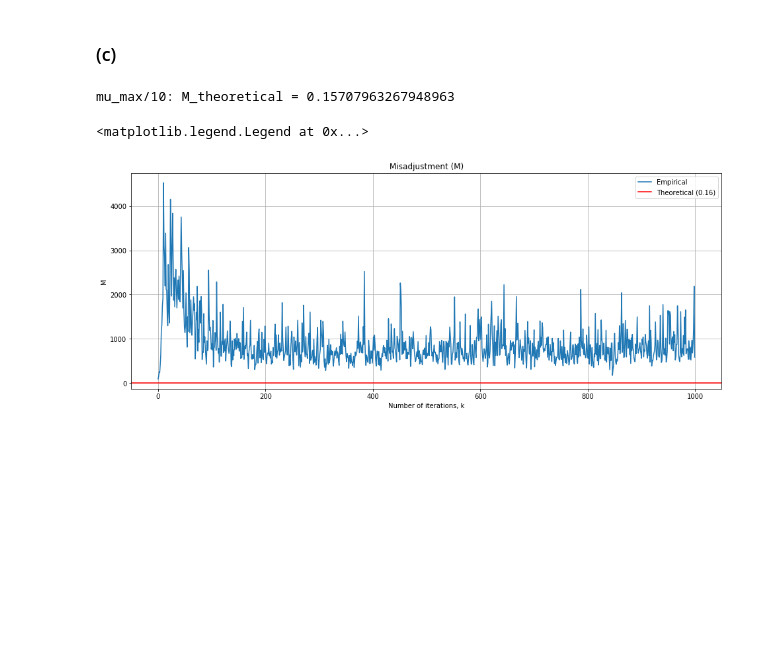
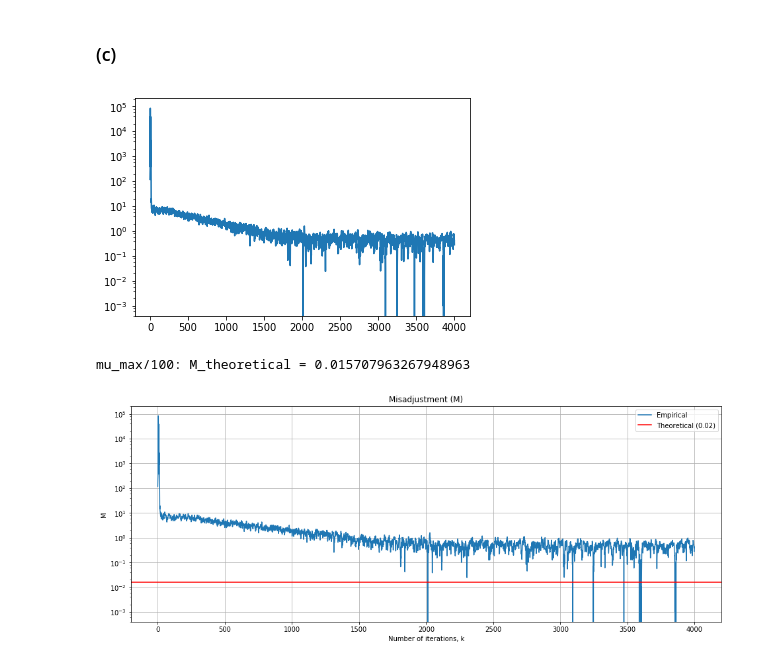
Before and after one commit to guedes-joaofelipe/adaptive-filtering, a Jupyter notebook: Notebooks/exercises_chap4.ipynb, the cells around one changed output. Saved outputs shown, nothing was run; the diff lists cells and outputs as text; code cells hidden in the pictures; blank space fills up the shorter version.

```diff
--- a/Notebooks/exercises_chap4.ipynb
+++ b/Notebooks/exercises_chap4.ipynb
@@ -80,20 +106,25 @@ generate_learning_plots(K, N, MSE_av, MSEmin_av, W_av, None, output_filepath=Non
 # %% [markdown]
 ### (c)
+# %%
+plt.plot((MSE_av-MSE_min)/MSE_min)
+plt.yscale('log')
+# %% [output]
+[figure, added]
 # %%
-M = lambda mu: mu*np.sqrt(np.pi/(2*mse_min_estimate))*np.trace(R)
+M = lambda mu: mu*np.sqrt(np.pi/(2*mse_estimate))*np.trace(R)
 m_theoretical = M(mu)
 print ('mu_max/{}: M_theoretical = {}'.format(frac, M(mu)))
 
 fig, ax = plt.subplots(ncols=1, nrows=1, figsize=(16,6))
-ax.plot((MSE_av-MSEmin_av)/MSEmin_av, label='Empirical')
+ax.plot((MSE_av-MSE_min)/MSE_min, label='Empirical')
 ax.axhline(m_theoretical, color='r', label='Theoretical ({:.02f})'.format(m_theoretical))
 ax.grid(True)
 ax.set_title('Misadjustment (M)'), ax.set_xlabel('Number of iterations, k'), ax.set_ylabel('M')
 ax.legend()
+ax.set_yscale('log')
 
 # if output_filepath is not None:
 #     fig.savefig(output_filepath + 'c_misadjustment_mu'+str(div)+'.jpg', bbox_inches = 'tight')
 # %% [output]
-mu_max/10: M_theoretical = 0.15707963267948963
+mu_max/100: M_theoretical = 0.015707963267948963
-<matplotlib.legend.Legend at 0x...>
-[figure, old version]
+[figure, new version]
```
Also changed, not shown: parts of 9 cells of this notebook.
